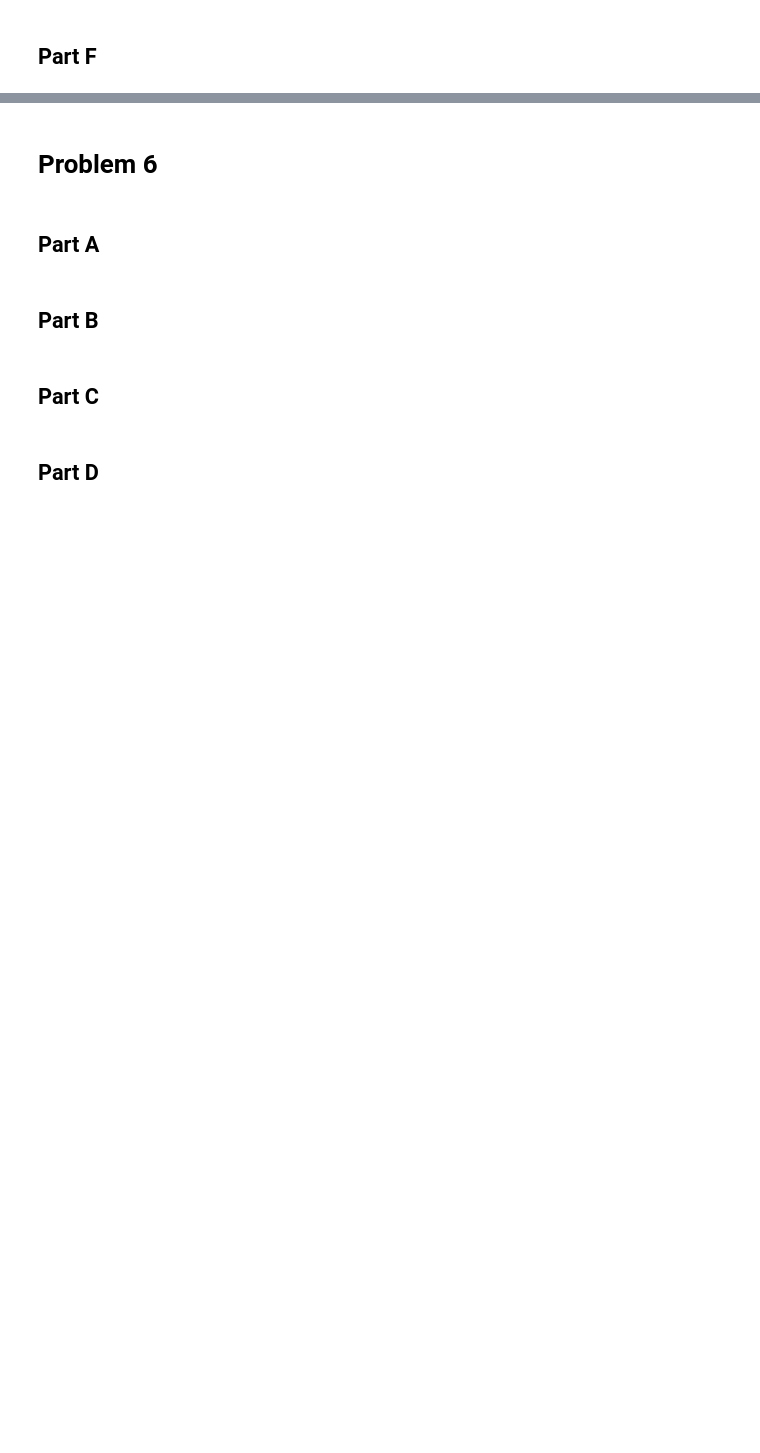
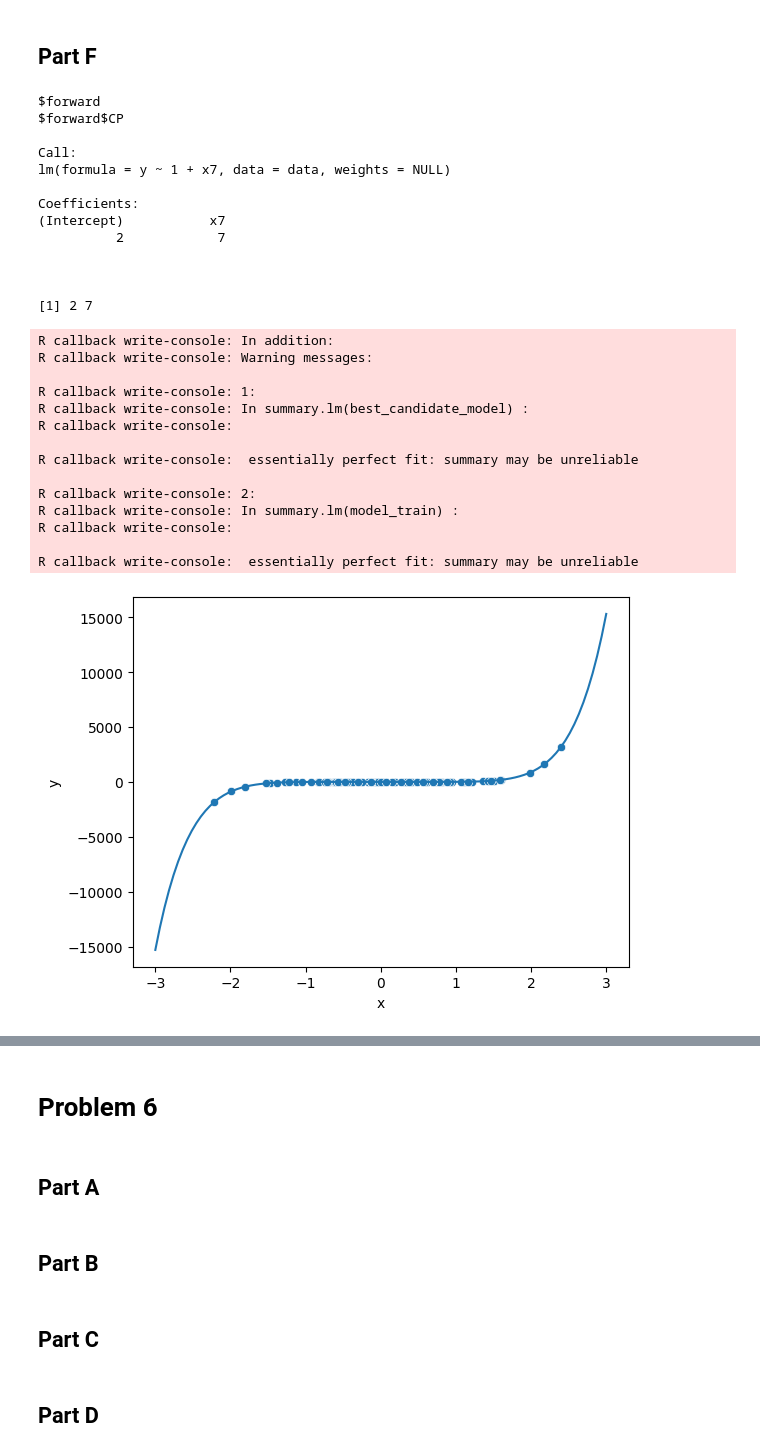
Before and after one commit to akp2003/Machine_Learning_Exercises, a Jupyter notebook: HW3/HW3.ipynb, the cells around one changed output, grey strips where cells are left out. Cells and saved outputs as stored; diff of their text form; code cells hidden in the pictures; blank space fills up the shorter version.

```diff
--- a/HW3/HW3.ipynb
+++ b/HW3/HW3.ipynb
@@ -601,2 +741,68 @@ for i in range(2,11):
 # %% [markdown]
 ## Part F
+# %%
+ro.r('''
+set.seed(1)
+x = rnorm(100)
+epsilon = rnorm(100)
+     ''')
+beta = np.matrix([2,7])
+
+ro.r('''
+beta = c(2,7)
+df = data.frame(x=x)
+df_col_names = c('x')
+for (i in 2:10){
+  df_col_names = c(df_col_names,paste('x',i, sep = ''))
+  df = cbind(df,x^i)
+}
+colnames(df) = df_col_names
+df$y = beta[1] + beta[2]*df$x7
+''')
+with (ro.default_converter + pandas2ri.converter).context():
+  pd_from_r_df = ro.conversion.get_conversion().rpy2py(ro.r['df'])
+pd_from_r_df
+x_gen = np.linspace(-3, 3, 100)
+y_gen =  beta[0,1]*x_gen**7 + beta[0,0]
+
+sns.scatterplot(x = pd_from_r_df['x'],y = pd_from_r_df['y'])
+plt.plot(x_gen, y_gen)
+plt.xlabel('x')
+plt.ylabel('y')
+ro.r('''
+library(StepReg)
+print(stepwise(y~.,df, strategy = 'forward', metric = 'CP'))
+print(beta)
+''')
+X = pd_from_r_df.drop(['y'], axis=1)
+y = pd_from_r_df['y']
+model2 = GridSearchCV(Lasso(max_iter= 100000000, random_state = 45),param_grid = {'alpha' : nprange}, n_jobs = -1, cv = 5, scoring='r2',return_train_score=True).fit(X,y)
+# %% [output]
+$forward
+$forward$CP
+
+Call:
+lm(formula = y ~ 1 + x7, data = data, weights = NULL)
+
+Coefficients:
+(Intercept)           x7
+          2            7
+
+
+
+[1] 2 7
+R callback write-console: In addition:
+R callback write-console: Warning messages:
+
+R callback write-console: 1:
+R callback write-console: In summary.lm(best_candidate_model) :
+R callback write-console:
+
+R callback write-console:  essentially perfect fit: summary may be unreliable
+
+R callback write-console: 2:
+R callback write-console: In summary.lm(model_train) :
+R callback write-console:
+
+R callback write-console:  essentially perfect fit: summary may be unreliable
+[figure, added]
```
Also changed, not shown: parts of 23 cells of this notebook.
